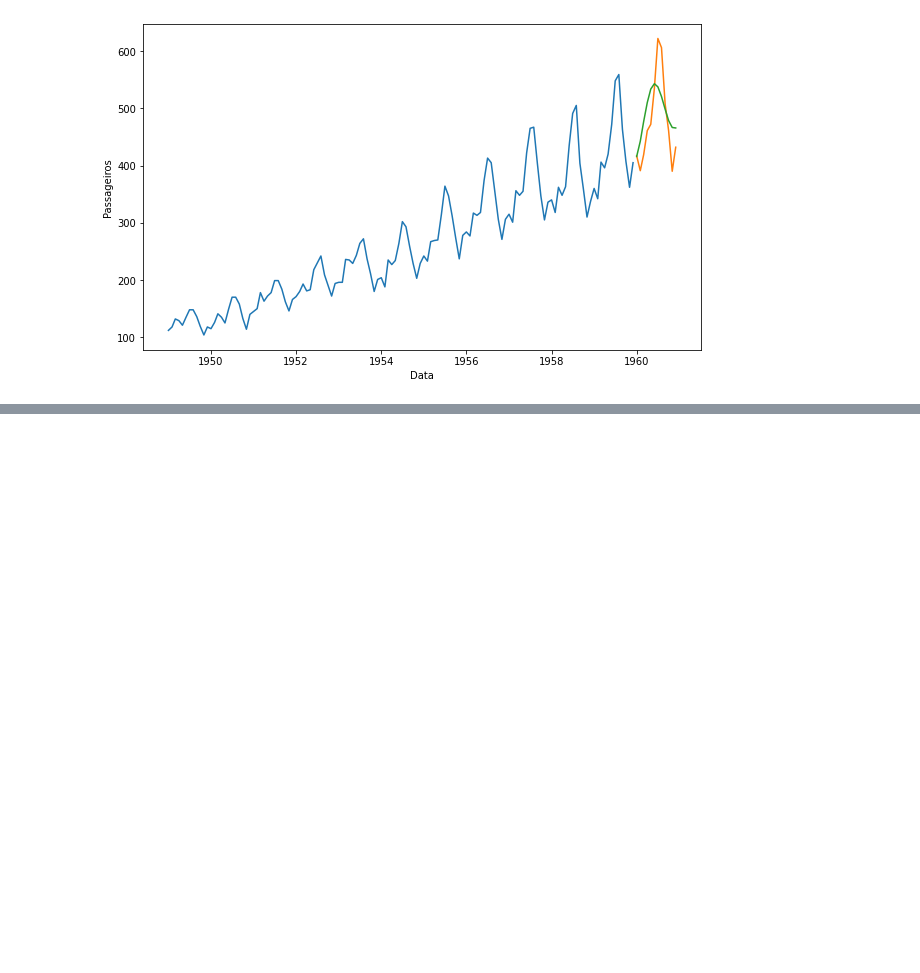
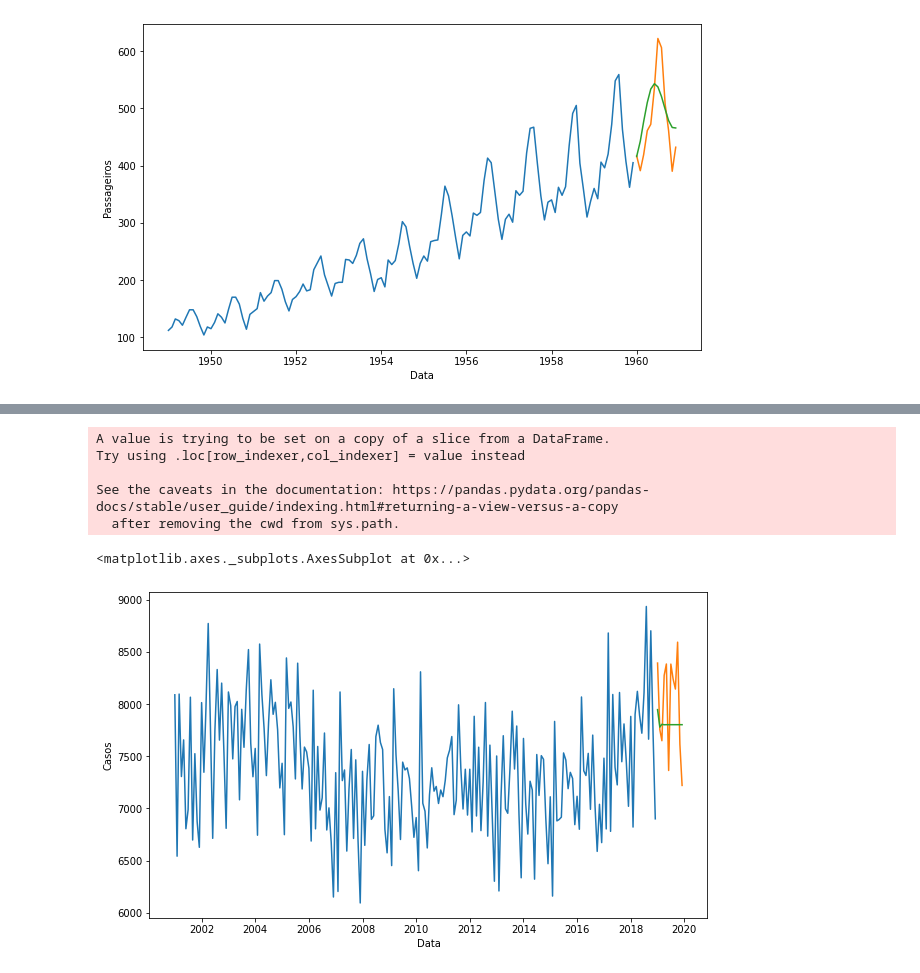
Before and after one commit to GuilhermeRuy97/BootcampDataScience, a Jupyter notebook: Analise_e_previsao_de_Series_Temporais.ipynb, the cells around one changed output, grey strips where cells are left out. Cells and saved outputs as stored; diff of their text form; code cells hidden in the pictures; blank space fills up the shorter version.

```diff
--- a/Analise_e_previsao_de_Series_Temporais.ipynb
+++ b/Analise_e_previsao_de_Series_Temporais.ipynb
@@ -761,0 +931,9 @@ See the caveats in the documentation: https://pandas.pydata.org/pandas-docs/stab
+# %%
+#Queremos exibir os testes feitos para acompanhar o que é feito
+#Usamos o trace = True para isso
+
+modelo_autoarima = auto_arima(dados_treino["Casos"].values, error_action = "ignore", trace = True)
+
+#AIC é uma métrica para medir a diferença da série temporal ajustada aos dados e os dados conhecidos
+#Quanto menor o valor, melhor a resposta
+#Repare no Best Model ao final do resultado
@@ -761,0 +958,21 @@ See the caveats in the documentation: https://pandas.pydata.org/pandas-docs/stab
+# %%
+#Utilizando o autoarima predict no modelo de tuberculose
+
+previsao_autoarima = modelo_autoarima.predict(n_periods = 12)
+dados_teste["previsao_autoarima"] = previsao_autoarima
+plt.figure(figsize=(10,6))
+sns.lineplot(data = dados_treino, x = "Data", y = "Casos")
+sns.lineplot(data = dados_teste, x = "Data", y = "Casos")
+sns.lineplot(data = dados_teste, x = "Data", y = "previsao_autoarima")
+
+#Como os valores da funcao autoarima max(p,d,q) é limitado por padrão, o resultado não foi tão bom
+#Também faltou incluir o parâmetro de sazonalidade no autoarima
+#Também é importante setar a periodicidade "m"
+# %% [output]
+A value is trying to be set on a copy of a slice from a DataFrame.
+Try using .loc[row_indexer,col_indexer] = value instead
+
+See the caveats in the documentation: https://pandas.pydata.org/pandas-docs/stable/user_guide/indexing.html#returning-a-view-versus-a-copy
+  after removing the cwd from sys.path.
+<matplotlib.axes._subplots.AxesSubplot at 0x...>
+[figure, added]
```
Also changed, not shown: parts of 26 cells of this notebook.
